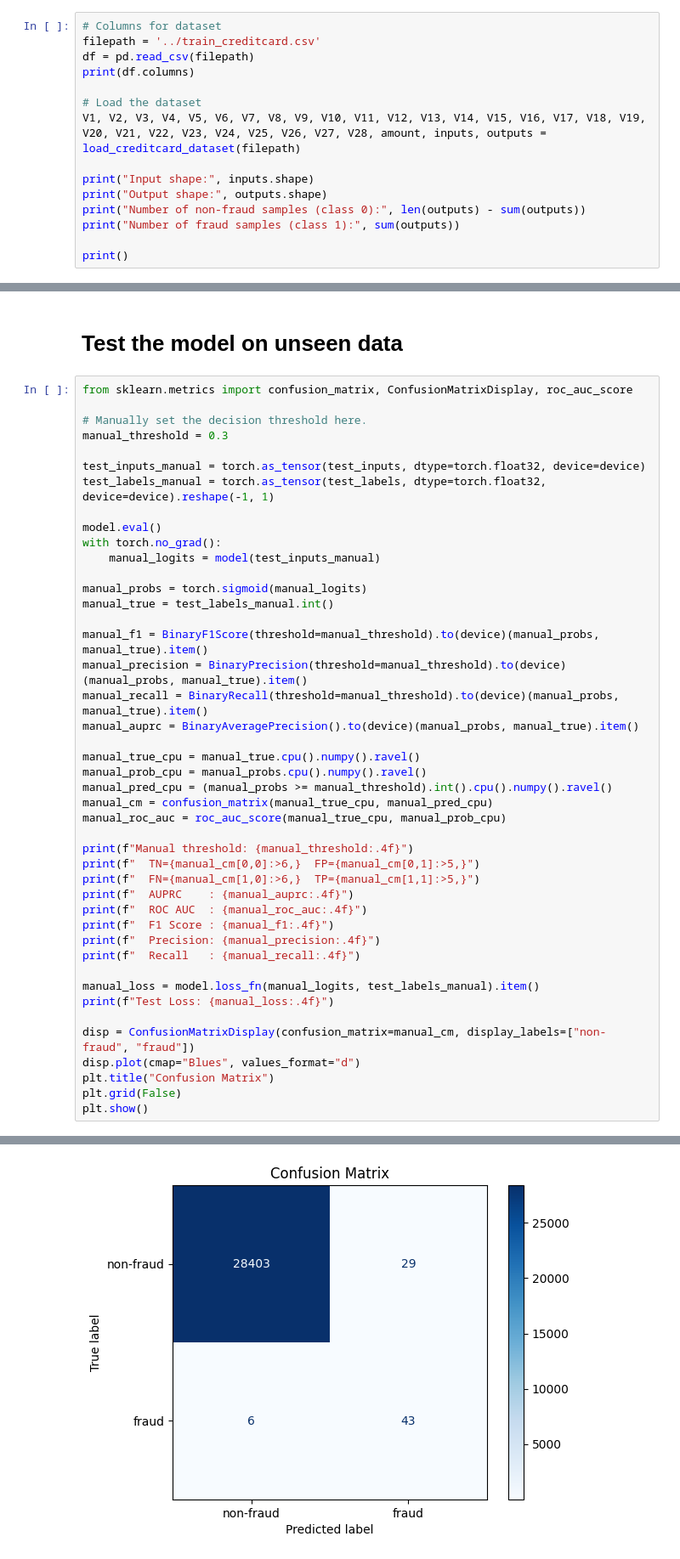
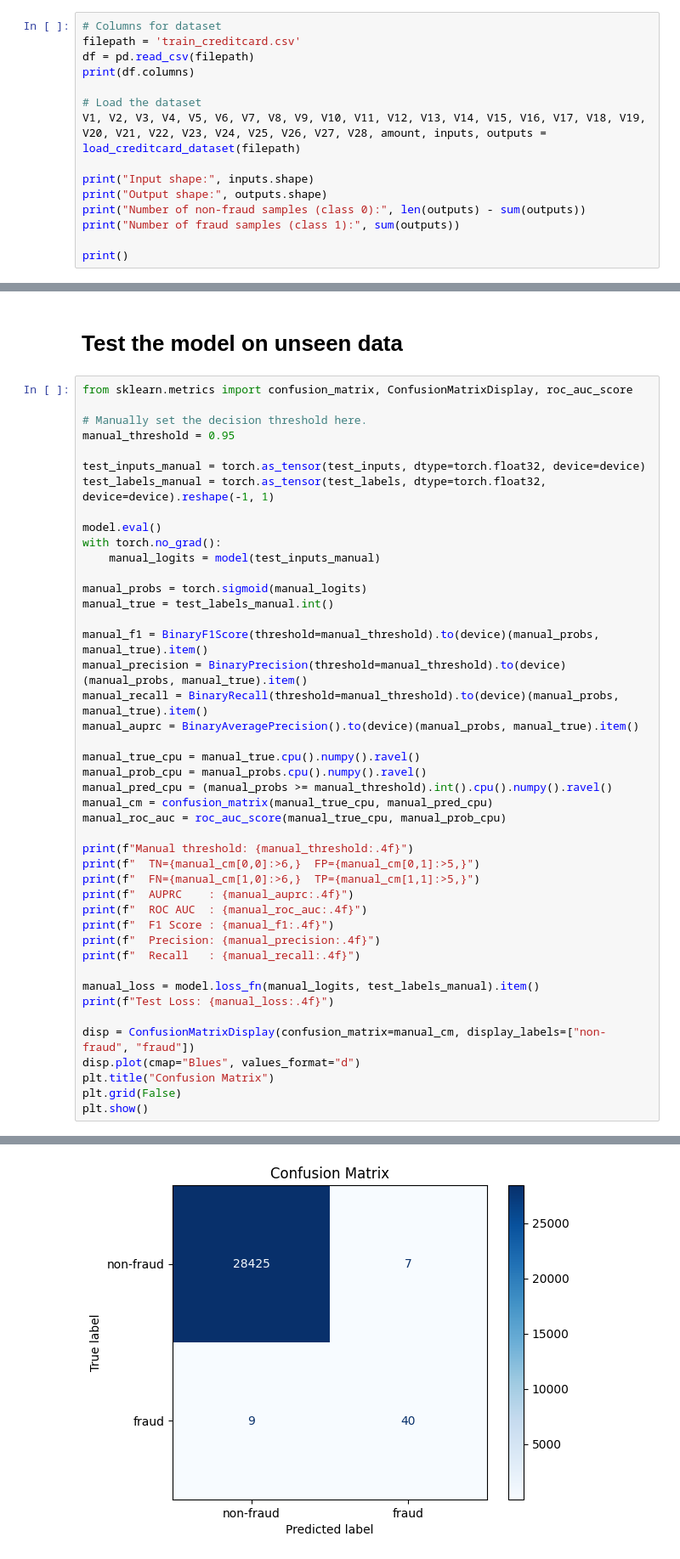
Before and after one commit to killerdolp/Deep-Learning-50.039, a Jupyter notebook: Training_weights/modelfromscratch.ipynb, the cells around one changed output, grey strips where cells are left out. Shown at 85% size. Drawn from its saved outputs; the diff is of its cells as text.

```diff
--- a/Training_weights/modelfromscratch.ipynb
+++ b/Training_weights/modelfromscratch.ipynb
@@ -51,7 +49,7 @@ cuda
 Using seed: 42
 # %%
 # Columns for dataset
-filepath = '../train_creditcard.csv'
+filepath = 'train_creditcard.csv'
 df = pd.read_csv(filepath)
 print(df.columns)
 
@@ -366,7 +377,7 @@ Model weights saved to: model_weights.pth
 from sklearn.metrics import confusion_matrix, ConfusionMatrixDisplay, roc_auc_score
 
 # Manually set the decision threshold here.
-manual_threshold = 0.3
+manual_threshold = 0.95
 
 test_inputs_manual = torch.as_tensor(test_inputs, dtype=torch.float32, device=device)
 test_labels_manual = torch.as_tensor(test_labels, dtype=torch.float32, device=device).reshape(-1, 1)
@@ -418,2 +429,2 @@ Manual threshold: 0.3000
 Test Loss: 0.0156
-[figure, old version]
+[figure, new version]
```
Also changed, not shown: parts of 7 cells of this notebook.
